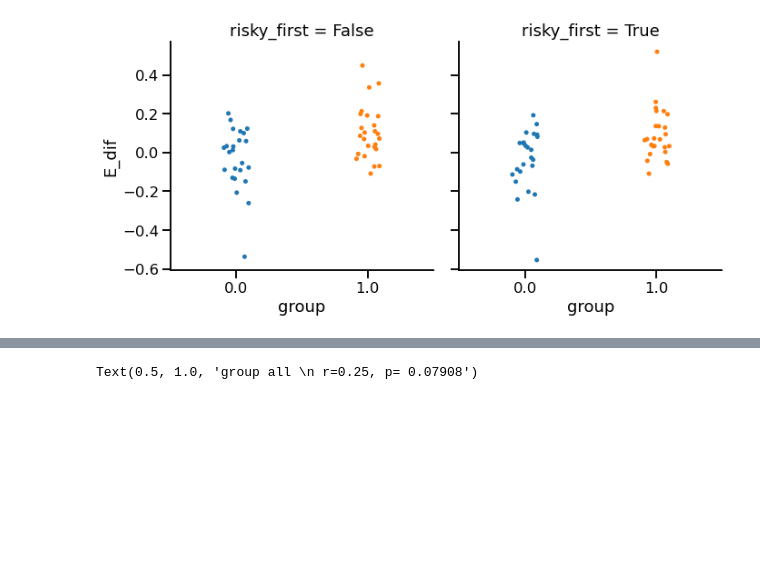
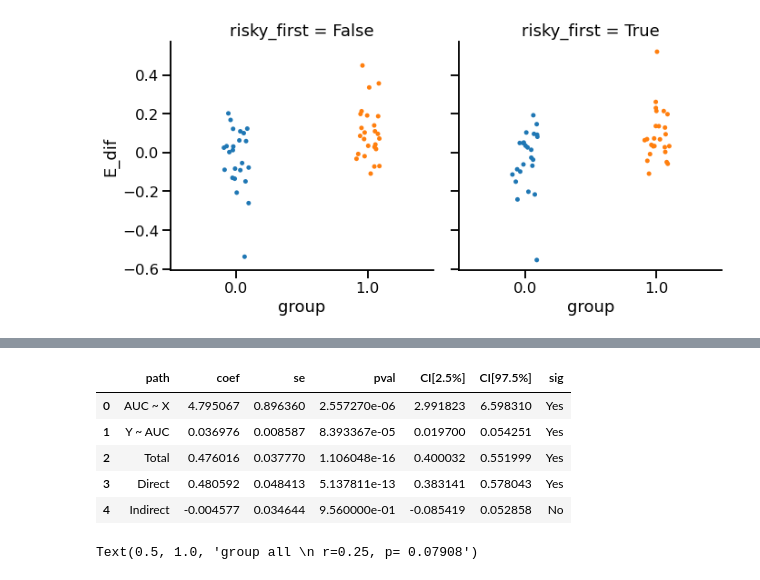
Before and after one commit to Gilles86/stress_risk, a Jupyter notebook: stress_risk/analyse_results/shifts_decode-priors.ipynb, the cells around one changed output, grey strips where cells are left out. Saved outputs shown, nothing was run; the diff lists cells and outputs as text; code cells hidden in the pictures; blank space fills up the shorter version.

```diff
--- a/stress_risk/analyse_results/shifts_decode-priors.ipynb
+++ b/stress_risk/analyse_results/shifts_decode-priors.ipynb
@@ -74,0 +107,9 @@ df_comb = df_prior_shift.join(df_Es[['E_dif', 'group']]).set_index('group', appe
+# %%
+pingouin.mediation_analysis(df_prior_shift,x='group',m='AUC',y='risky_prior_mu')
+# %% [output]
+|  | path | coef | se | pval | CI[2.5%] | CI[97.5%] | sig |
+| 0 | AUC ~ X | 4.795067 | 0.896360 | 2.557270e-06 | 2.991823 | 6.598310 | Yes |
+| 1 | Y ~ AUC | 0.036976 | 0.008587 | 8.393367e-05 | 0.019700 | 0.054251 | Yes |
+| 2 | Total | 0.476016 | 0.037770 | 1.106048e-16 | 0.400032 | 0.551999 | Yes |
+| 3 | Direct | 0.480592 | 0.048413 | 5.137811e-13 | 0.383141 | 0.578043 | Yes |
+| 4 | Indirect | -0.004577 | 0.034644 | 9.560000e-01 | -0.085419 | 0.052858 | No |
```
Also changed, not shown: parts of 7 cells of this notebook, 9 other files.
